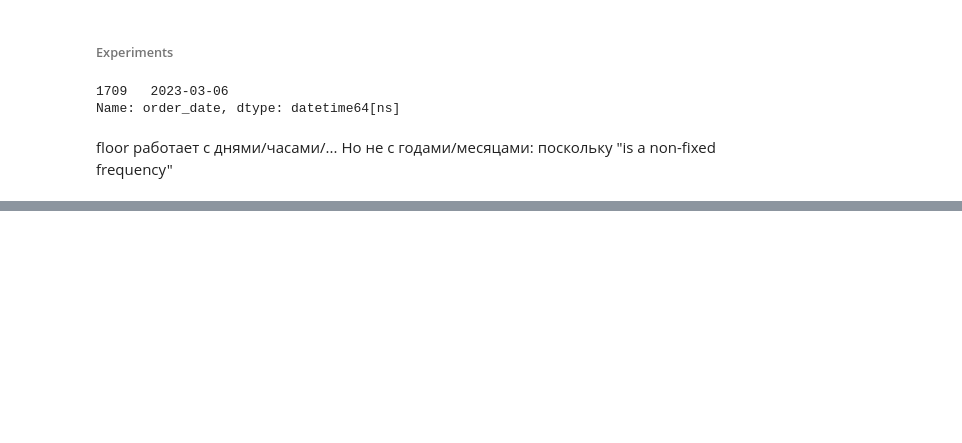
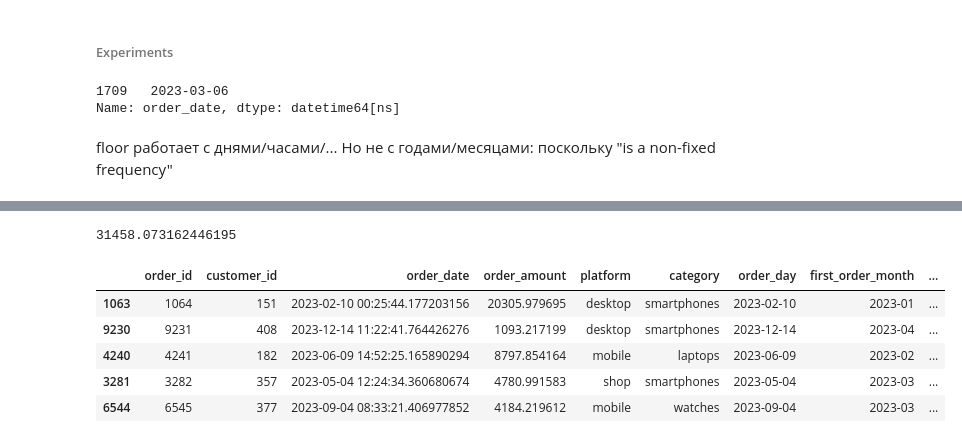
Before and after one commit to gbrs/test_tasks, a Jupyter notebook: karpov_01/pandas.ipynb, the cells around one changed output, grey strips where cells are left out. Drawn from its saved outputs; the diff is of its cells as text; code cells hidden in the pictures; blank space fills up the shorter version.

Commit message:
experiment with big table

```diff
--- a/karpov_01/pandas.ipynb
+++ b/karpov_01/pandas.ipynb
@@ -407,0 +428,13 @@ floor работает с днями/часами/... Но не с годами/
+# %%
+df[(df.day_from_start < 10) & (df.first_order_month == '2023-01') & (df.platform == 'desktop') & (df.category == 'laptops')].income_10_days.mean()
+# %% [output]
+31458.073162446195
+# %%
+df.sample(5)
+# %% [output]
+|  | order_id | customer_id | order_date | order_amount | platform | category | order_day | first_order_month | ... |
+| 1063 | 1064 | 151 | 2023-02-10 00:25:44.177203156 | 20305.979695 | desktop | smartphones | 2023-02-10 | 2023-01 | ... |
+| 9230 | 9231 | 408 | 2023-12-14 11:22:41.764426276 | 1093.217199 | desktop | smartphones | 2023-12-14 | 2023-04 | ... |
+| 4240 | 4241 | 182 | 2023-06-09 14:52:25.165890294 | 8797.854164 | mobile | laptops | 2023-06-09 | 2023-02 | ... |
+| 3281 | 3282 | 357 | 2023-05-04 12:24:34.360680674 | 4780.991583 | shop | smartphones | 2023-05-04 | 2023-03 | ... |
+| 6544 | 6545 | 377 | 2023-09-04 08:33:21.406977852 | 4184.219612 | mobile | watches | 2023-09-04 | 2023-03 | ... |
```
Also changed, not shown: parts of 20 cells of this notebook.
